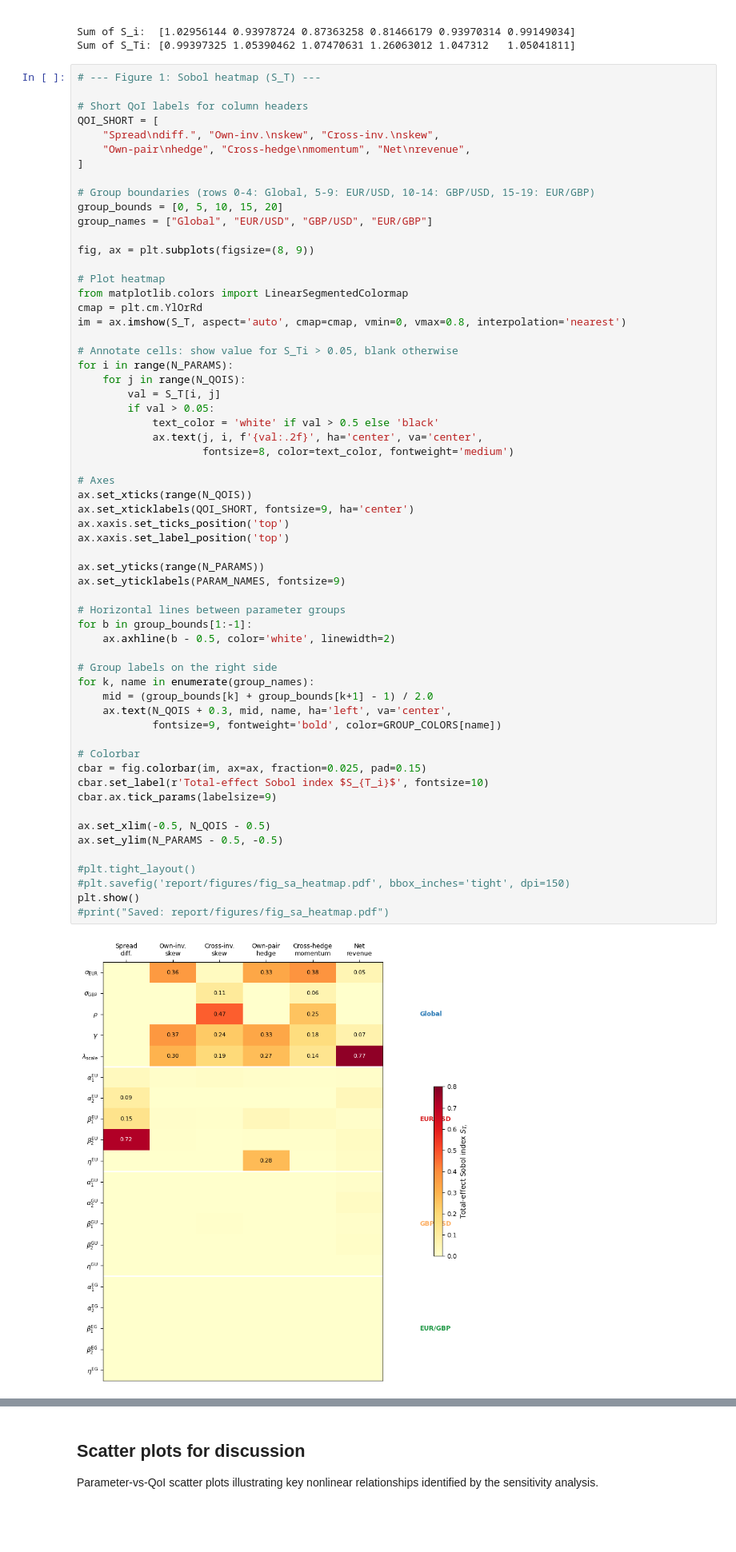
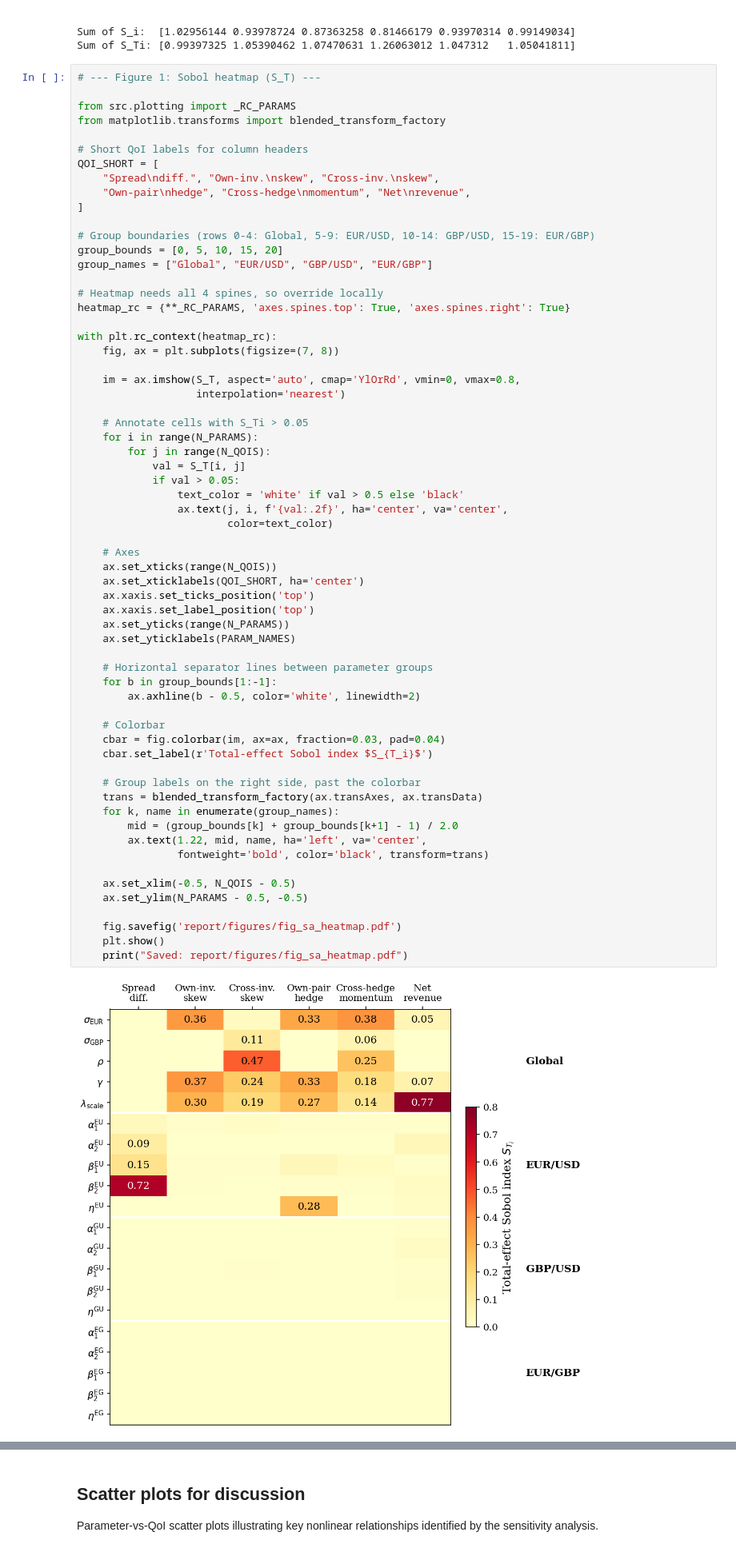
Before and after one commit to SebastianApelgren/optimal-market-making-eFX, a Jupyter notebook: sensitivity_analysis.ipynb, the cells around one changed output, grey strips where cells are left out. Shown at 80% size. Saved outputs shown, nothing was run; the diff lists cells and outputs as text; blank space fills up the shorter version.

```diff
--- a/sensitivity_analysis.ipynb
+++ b/sensitivity_analysis.ipynb
@@ -348,66 +348,69 @@ Sum of S_i:  [1.02956144 0.93978724 0.87363258 0.81466179 0.93970314 0.99149034]
 Sum of S_Ti: [0.99397325 1.05390462 1.07470631 1.26063012 1.047312   1.05041811]
 # %%
 # --- Figure 1: Sobol heatmap (S_T) ---
+
+from src.plotting import _RC_PARAMS
+from matplotlib.transforms import blended_transform_factory
 
 # Short QoI labels for column headers
 QOI_SHORT = [
     "Spread\ndiff.", "Own-inv.\nskew", "Cross-inv.\nskew",
     "Own-pair\nhedge", "Cross-hedge\nmomentum", "Net\nrevenue",
 ]
 
 # Group boundaries (rows 0-4: Global, 5-9: EUR/USD, 10-14: GBP/USD, 15-19: EUR/GBP)
 group_bounds = [0, 5, 10, 15, 20]
 group_names = ["Global", "EUR/USD", "GBP/USD", "EUR/GBP"]
 
-fig, ax = plt.subplots(figsize=(8, 9))
+# Heatmap needs all 4 spines, so override locally
+heatmap_rc = {**_RC_PARAMS, 'axes.spines.top': True, 'axes.spines.right': True}
 
-# Plot heatmap
-from matplotlib.colors import LinearSegmentedColormap
-cmap = plt.cm.YlOrRd
-im = ax.imshow(S_T, aspect='auto', cmap=cmap, vmin=0, vmax=0.8, interpolation='nearest')
+with plt.rc_context(heatmap_rc):
+    fig, ax = plt.subplots(figsize=(7, 8))
 
-# Annotate cells: show value for S_Ti > 0.05, blank otherwise
-for i in range(N_PARAMS):
-    for j in range(N_QOIS):
-        val = S_T[i, j]
-        if val > 0.05:
-            text_color = 'white' if val > 0.5 else 'black'
-            ax.text(j, i, f'{val:.2f}', ha='center', va='center',
-                    fontsize=8, color=text_color, fontweight='medium')
+    im = ax.imshow(S_T, aspect='auto', cmap='YlOrRd', vmin=0, vmax=0.8,
+                   interpolation='nearest')
 
-# Axes
-ax.set_xticks(range(N_QOIS))
-ax.set_xticklabels(QOI_SHORT, fontsize=9, ha='center')
-ax.xaxis.set_ticks_position('top')
-ax.xaxis.set_label_position('top')
+    # Annotate cells with S_Ti > 0.05
+    for i in range(N_PARAMS):
+        for j in range(N_QOIS):
+            val = S_T[i, j]
+            if val > 0.05:
+                text_color = 'white' if val > 0.5 else 'black'
+                ax.text(j, i, f'{val:.2f}', ha='center', va='center',
+                        color=text_color)
 
-ax.set_yticks(range(N_PARAMS))
-ax.set_yticklabels(PARAM_NAMES, fontsize=9)
+    # Axes
+    ax.set_xticks(range(N_QOIS))
+    ax.set_xticklabels(QOI_SHORT, ha='center')
+    ax.xaxis.set_ticks_position('top')
+    ax.xaxis.set_label_position('top')
+    ax.set_yticks(range(N_PARAMS))
+    ax.set_yticklabels(PARAM_NAMES)
 
-# Horizontal lines between parameter groups
-for b in group_bounds[1:-1]:
-    ax.axhline(b - 0.5, color='white', linewidth=2)
+    # Horizontal separator lines between parameter groups
+    for b in group_bounds[1:-1]:
+        ax.axhline(b - 0.5, color='white', linewidth=2)
 
-# Group labels on the right side
-for k, name in enumerate(group_names):
-    mid = (group_bounds[k] + group_bounds[k+1] - 1) / 2.0
-    ax.text(N_QOIS + 0.3, mid, name, ha='left', va='center',
-            fontsize=9, fontweight='bold', color=GROUP_COLORS[name])
+    # Colorbar
+    cbar = fig.colorbar(im, ax=ax, fraction=0.03, pad=0.04)
+    cbar.set_label(r'Total-effect Sobol index $S_{T_i}$')
 
-# Colorbar
-cbar = fig.colorbar(im, ax=ax, fraction=0.025, pad=0.15)
-cbar.set_label(r'Total-effect Sobol index $S_{T_i}$', fontsize=10)
-cbar.ax.tick_params(labelsize=9)
+    # Group labels on the right side, past the colorbar
+    trans = blended_transform_factory(ax.transAxes, ax.transData)
+    for k, name in enumerate(group_names):
+        mid = (group_bounds[k] + group_bounds[k+1] - 1) / 2.0
+        ax.text(1.22, mid, name, ha='left', va='center',
+                fontweight='bold', color='black', transform=trans)
 
-ax.set_xlim(-0.5, N_QOIS - 0.5)
-ax.set_ylim(N_PARAMS - 0.5, -0.5)
+    ax.set_xlim(-0.5, N_QOIS - 0.5)
+    ax.set_ylim(N_PARAMS - 0.5, -0.5)
 
-#plt.tight_layout()
-#plt.savefig('report/figures/fig_sa_heatmap.pdf', bbox_inches='tight', dpi=150)
-plt.show()
-#print("Saved: report/figures/fig_sa_heatmap.pdf")
+    fig.savefig('report/figures/fig_sa_heatmap.pdf')
+    plt.show()
+    print("Saved: report/figures/fig_sa_heatmap.pdf")
 # %% [output]
-[figure, old version]
+[figure, new version]
 Saved: report/figures/fig_sa_heatmap.pdf
 # %% [markdown]
 ## Forward Uncertainty Quantification
```
Also changed, not shown: parts of 7 cells of this notebook, 11 other files.
